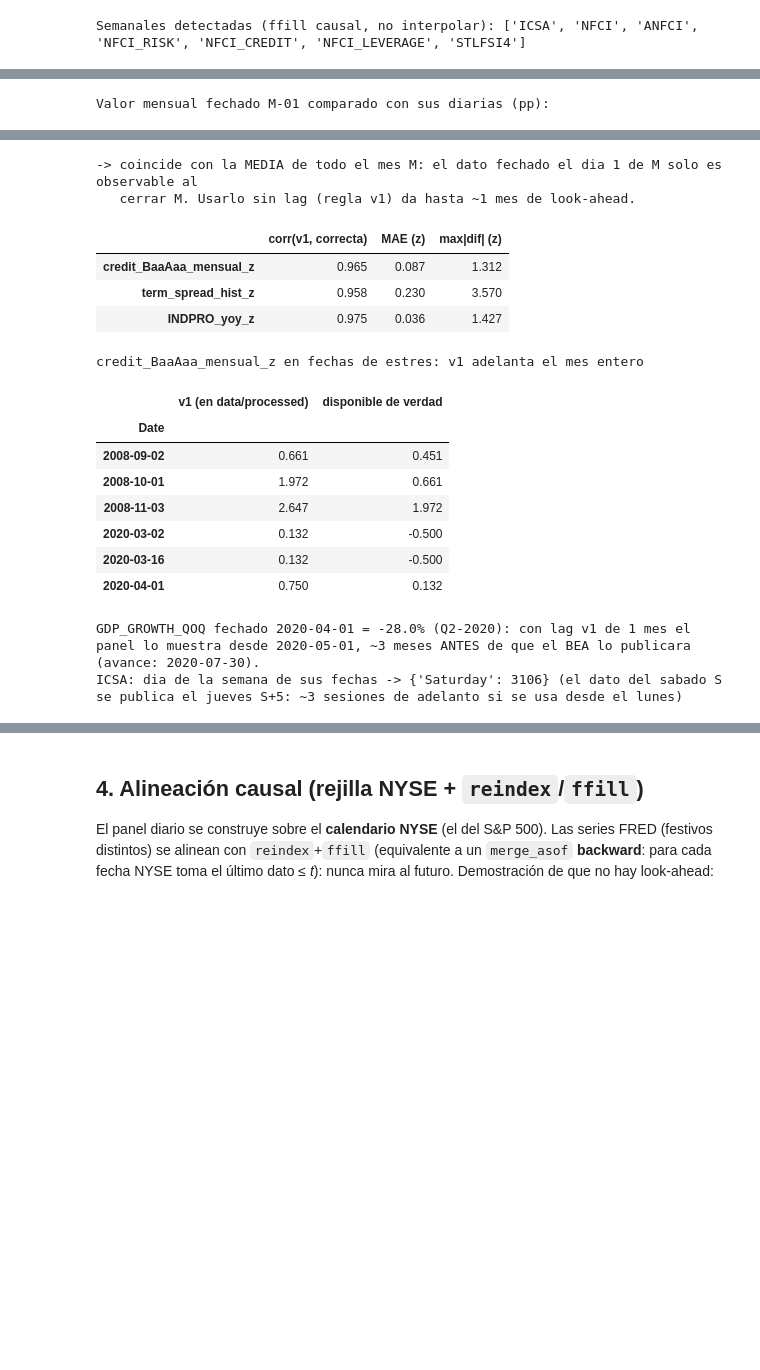
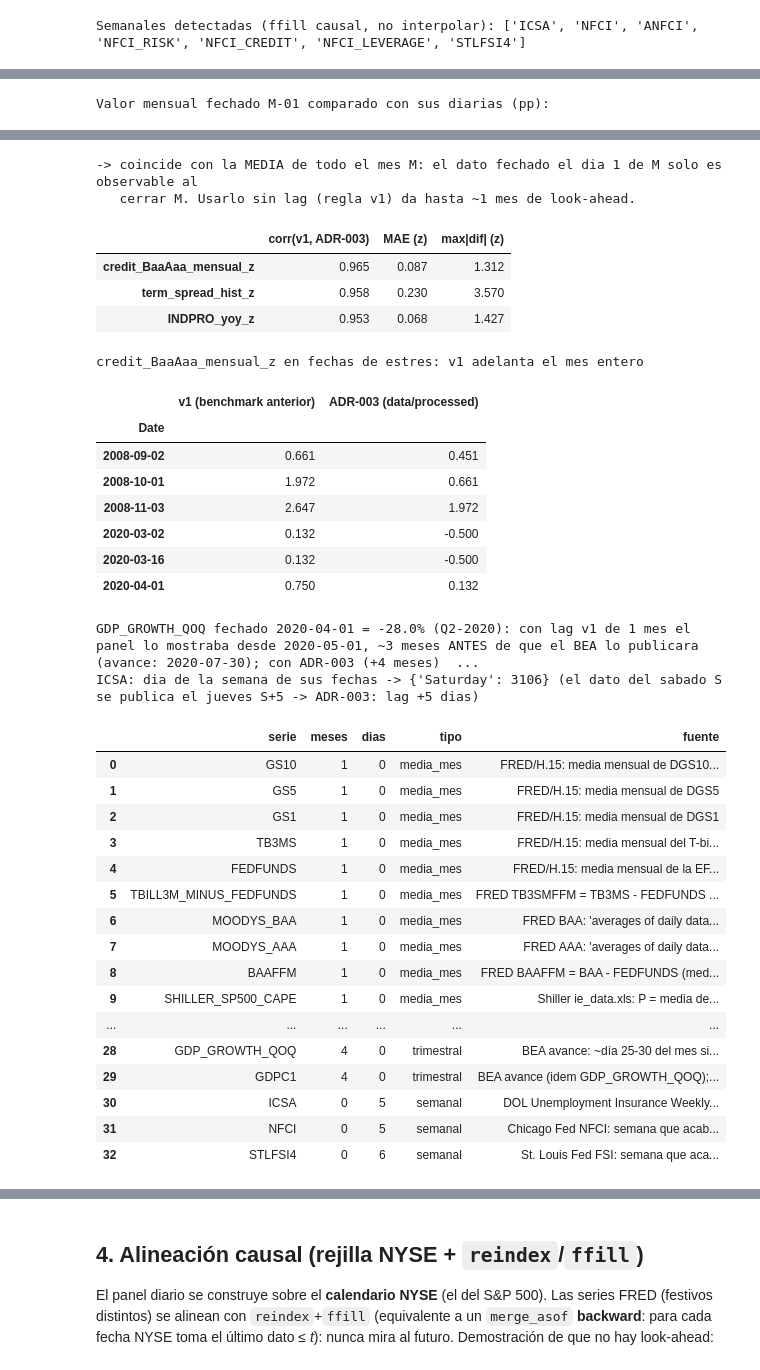
Before and after one commit to Romequinco/PRUEBAS_DETECCION_REGIMENES_DE_MERCADO_TFM, a Jupyter notebook: notebooks/02_diseno_preprocesado.ipynb, the cells around one changed output, grey strips where cells are left out. Drawn from its saved outputs; the diff is of its cells as text; code cells hidden in the pictures; blank space fills up the shorter version.

```diff
--- a/notebooks/02_diseno_preprocesado.ipynb
+++ b/notebooks/02_diseno_preprocesado.ipynb
@@ -317,48 +323,53 @@ def panel(s): return s.reindex(grid, method='ffill')
 spread = load('MOODYS_BAA') - load('MOODYS_AAA'); term = load('GS10') - load('TB3MS')
 ip_yoy = ft.yoy(load('INDPRO'))
 def lag(s, **kw): s = s.copy(); s.index = s.index + pd.DateOffset(**kw); return s
-casos = {  # (v1 implementada en 03, alternativa que respeta la disponibilidad)
-    'credit_BaaAaa_mensual_z': (ft.causal_zscore(spread), ft.causal_zscore(lag(spread, months=1))),
-    'term_spread_hist_z':      (ft.causal_zscore(term),   ft.causal_zscore(lag(term, months=1))),
+casos = {  # (regla v1, regla ADR-003 = LAG_PUBLICACION, la que hoy genera data/processed)
+    'credit_BaaAaa_mensual_z': (ft.causal_zscore(spread), ft.causal_zscore(ft.lag_publicacion(spread, 1))),
+    'term_spread_hist_z':      (ft.causal_zscore(term),   ft.causal_zscore(ft.lag_publicacion(term, 1))),
     'INDPRO_yoy_z':            (ft.causal_zscore(lag(ip_yoy, months=1)),
-                                ft.causal_zscore(lag(ip_yoy, months=1, days=16))),  # publicacion ~dia 15-17 de M+1
+                                ft.causal_zscore(ft.lag_publicacion(ip_yoy, 2))),  # publicacion ~dia 15-17 de M+1 -> M+2
 }
-imp = pd.DataFrame({k: {'corr(v1, correcta)': panel(a).corr(panel(b)),
+imp = pd.DataFrame({k: {'corr(v1, ADR-003)': panel(a).corr(panel(b)),
                         'MAE (z)': (panel(a) - panel(b)).abs().mean(),
                         'max|dif| (z)': (panel(a) - panel(b)).abs().max()} for k, (a, b) in casos.items()}).T
 display(imp.round(3))
 a, b = casos['credit_BaaAaa_mensual_z']
-ejemplo = pd.DataFrame({'v1 (en data/processed)': panel(a), 'disponible de verdad': panel(b)}).loc[
+ejemplo = pd.DataFrame({'v1 (benchmark anterior)': panel(a), 'ADR-003 (data/processed)': panel(b)}).loc[
     ['2008-09-02', '2008-10-01', '2008-11-03', '2020-03-02', '2020-03-16', '2020-04-01']]
 print('credit_BaaAaa_mensual_z en fechas de estres: v1 adelanta el mes entero')
 display(ejemplo.round(3))
 
 # (c) GDP trimestral: fechado al inicio del trimestre, publicado (avance BEA) ~1 mes tras cerrarlo
 g = load('GDP_GROWTH_QOQ')
 print(f"GDP_GROWTH_QOQ fechado {g.index[g.index.year == 2020][1].date()} = {g.loc['2020-04-01']:.1f}% (Q2-2020): "
-      "con lag v1 de 1 mes el panel lo muestra desde 2020-05-01, ~3 meses ANTES de que el BEA "
-      "lo publicara (avance: 2020-07-30).")
+      "con lag v1 de 1 mes el panel lo mostraba desde 2020-05-01, ~3 meses ANTES de que el BEA "
+      f"lo publicara (avance: 2020-07-30); con ADR-003 (+{ft.LAG_PUBLICACION['GDP_GROWTH_QOQ']['meses']} meses) "
+      "aparece el 2020-08-01.")
 # (d) ICSA semanal: fechado en sabado (semana de referencia), publicado el jueves siguiente
 icsa = load('ICSA')
 print('ICSA: dia de la semana de sus fechas ->', icsa.index.day_name().value_counts().to_dict(),
-      '(el dato del sabado S se publica el jueves S+5: ~3 sesiones de adelanto si se usa desde el lunes)')
+      '(el dato del sabado S se publica el jueves S+5 -> ADR-003: lag +5 dias)')
+
+# (e) la tabla unica de lags que aplica 03 (ADR-003)
+with pd.option_context('display.max_colwidth', 100, 'display.width', 230, 'display.max_rows', 60):
+    display(ft.tabla_lags_publicacion())
 # %% [output]
 Valor mensual fechado M-01 comparado con sus diarias (pp):
 |  | mensual | vs diaria | MAE vs media_mes_M | MAE vs ultimo_de_M | MAE vs ultimo_de_M-1 |
 | 0 | GS10 | DGS10 | 0.0025 | 0.1039 | 0.1286 |
 | 1 | GS5 | DGS5 | 0.0025 | 0.1105 | 0.1331 |
 | 2 | GS1 | DGS1 | 0.0026 | 0.0715 | 0.0949 |
 | 3 | TB3MS | DTB3 | 0.0026 | 0.0570 | 0.0792 |
 | 4 | FEDFUNDS | DFF | 0.0024 | 0.1569 | 0.1716 |
 | 5 | BAA-AAA | MOODYS_BAA_AAA_SPREAD | 0.0035 | 0.0366 | 0.0403 |
 -> coincide con la MEDIA de todo el mes M: el dato fechado el dia 1 de M solo es observable al
    cerrar M. Usarlo sin lag (regla v1) da hasta ~1 mes de look-ahead.
-|  | corr(v1, correcta) | MAE (z) | max|dif| (z) |
+|  | corr(v1, ADR-003) | MAE (z) | max|dif| (z) |
 | credit_BaaAaa_mensual_z | 0.965 | 0.087 | 1.312 |
 | term_spread_hist_z | 0.958 | 0.230 | 3.570 |
-| INDPRO_yoy_z | 0.975 | 0.036 | 1.427 |
+| INDPRO_yoy_z | 0.953 | 0.068 | 1.427 |
 credit_BaaAaa_mensual_z en fechas de estres: v1 adelanta el mes entero
-|  | v1 (en data/processed) | disponible de verdad |
+|  | v1 (benchmark anterior) | ADR-003 (data/processed) |
 | Date |  |  |
 | 2008-09-02 | 0.661 | 0.451 |
 | 2008-10-01 | 1.972 | 0.661 |
@@ -366,6 +377,23 @@ credit_BaaAaa_mensual_z en fechas de estres: v1 adelanta el mes entero
 | 2020-03-02 | 0.132 | -0.500 |
 | 2020-03-16 | 0.132 | -0.500 |
 | 2020-04-01 | 0.750 | 0.132 |
-GDP_GROWTH_QOQ fechado 2020-04-01 = -28.0% (Q2-2020): con lag v1 de 1 mes el panel lo muestra desde 2020-05-01, ~3 meses ANTES de que el BEA lo publicara (avance: 2020-07-30).
-ICSA: dia de la semana de sus fechas -> {'Saturday': 3106} (el dato del sabado S se publica el jueves S+5: ~3 sesiones de adelanto si se usa desde el lunes)
+GDP_GROWTH_QOQ fechado 2020-04-01 = -28.0% (Q2-2020): con lag v1 de 1 mes el panel lo mostraba desde 2020-05-01, ~3 meses ANTES de que el BEA lo publicara (avance: 2020-07-30); con ADR-003 (+4 meses)  ...
+ICSA: dia de la semana de sus fechas -> {'Saturday': 3106} (el dato del sabado S se publica el jueves S+5 -> ADR-003: lag +5 dias)
+|  | serie | meses | dias | tipo | fuente |
+| 0 | GS10 | 1 | 0 | media_mes | FRED/H.15: media mensual de DGS10... |
+| 1 | GS5 | 1 | 0 | media_mes | FRED/H.15: media mensual de DGS5 |
+| 2 | GS1 | 1 | 0 | media_mes | FRED/H.15: media mensual de DGS1 |
+| 3 | TB3MS | 1 | 0 | media_mes | FRED/H.15: media mensual del T-bi... |
+| 4 | FEDFUNDS | 1 | 0 | media_mes | FRED/H.15: media mensual de la EF... |
+| 5 | TBILL3M_MINUS_FEDFUNDS | 1 | 0 | media_mes | FRED TB3SMFFM = TB3MS - FEDFUNDS ... |
+| 6 | MOODYS_BAA | 1 | 0 | media_mes | FRED BAA: 'averages of daily data... |
+| 7 | MOODYS_AAA | 1 | 0 | media_mes | FRED AAA: 'averages of daily data... |
+| 8 | BAAFFM | 1 | 0 | media_mes | FRED BAAFFM = BAA - FEDFUNDS (med... |
+| 9 | SHILLER_SP500_CAPE | 1 | 0 | media_mes | Shiller ie_data.xls: P = media de... |
+| ... | ... | ... | ... | ... | ... |
+| 28 | GDP_GROWTH_QOQ | 4 | 0 | trimestral | BEA avance: ~día 25-30 del mes si... |
+| 29 | GDPC1 | 4 | 0 | trimestral | BEA avance (idem GDP_GROWTH_QOQ);... |
+| 30 | ICSA | 0 | 5 | semanal | DOL Unemployment Insurance Weekly... |
+| 31 | NFCI | 0 | 5 | semanal | Chicago Fed NFCI: semana que acab... |
+| 32 | STLFSI4 | 0 | 6 | semanal | St. Louis Fed FSI: semana que aca... |
 # %% [markdown]
```
Also changed, not shown: parts of 10 cells of this notebook, 11 other files.
